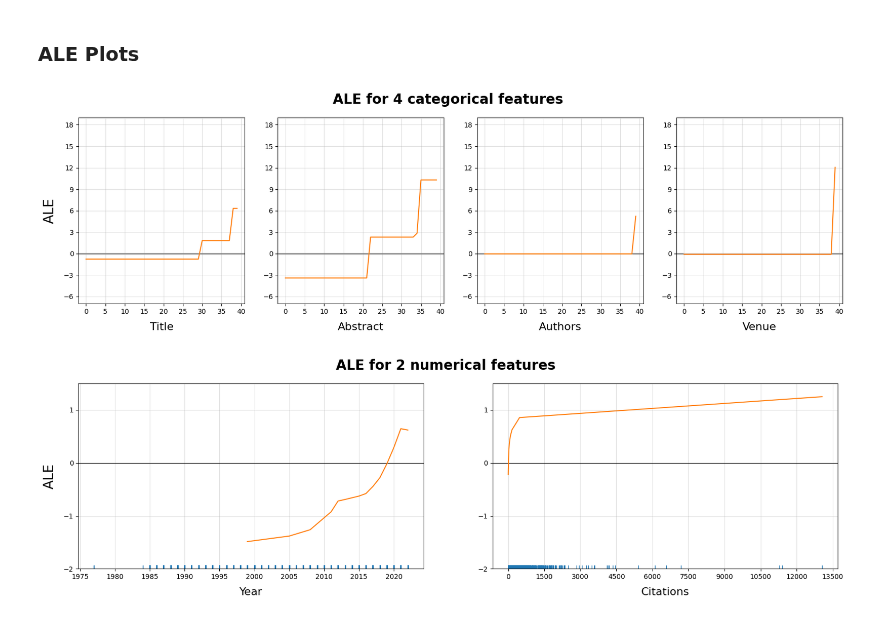
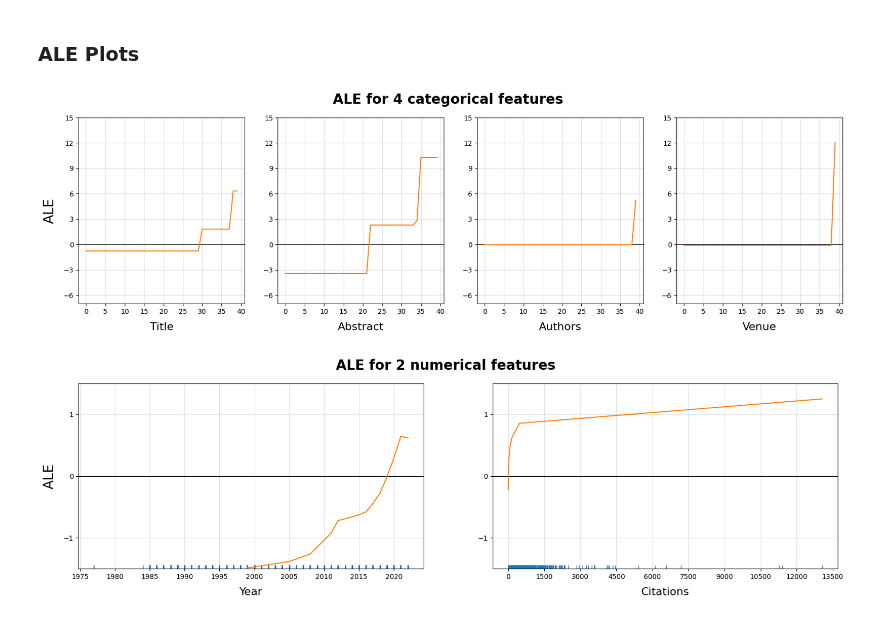
Before and after one commit to youyinnn/s2search, a Jupyter notebook: pipelining/exp-csai/exp-csai_csai_1w_ale_plotting.ipynb, the cells around one changed output. Saved outputs shown, nothing was run; the diff lists cells and outputs as text; code cells hidden in the pictures.

```diff
--- a/pipelining/exp-csai/exp-csai_csai_1w_ale_plotting.ipynb
+++ b/pipelining/exp-csai/exp-csai_csai_1w_ale_plotting.ipynb
@@ -165,36 +162,36 @@ def pdp_plot(confs, title):
         #     xAxis.set_ticklabels([])
 
         axes.set_xlabel(conf['xlabel'], fontsize=16, labelpad=10)
 
         if not (conf['ale_xy']['weird']):
             if (conf['ale_xy']['numerical']):
-                axes.set_ylim([-2, 1.5])
+                axes.set_ylim([-1.5, 1.5])
                 pass
             else:
-                axes.set_ylim([-7, 19])
+                axes.set_ylim([-7, 15])
                 pass
 
         if 'zoom' in conf:
             axins = axes.inset_axes(conf['zoom']['inset_axes'])
             axins.xaxis.set_major_locator(MaxNLocator(integer=True))
             axins.yaxis.set_major_locator(MaxNLocator(integer=True))
             axins.plot(conf['ale_xy']['x'], conf['ale_xy']['y'])
             axins.set_xlim(conf['zoom']['x_limit'])
             axins.set_ylim(conf['zoom']['y_limit'])
             axins.grid(alpha=0.3)
             rectpatch, connects = axes.indicate_inset_zoom(axins)
             connects[0].set_visible(False)
             connects[1].set_visible(False)
             connects[2].set_visible(True)
             connects[3].set_visible(True)
 
         subplot_idx += 1
 
 pdp_plot(categorical_plot_conf, f"ALE for {len(categorical_plot_conf)} categorical features")
-plt.savefig(os.path.join('.', 'plot', f'{sample_name}-1wale-categorical.png'), facecolor='white', transparent=False, bbox_inches='tight')
+# plt.savefig(os.path.join('.', 'plot', f'{sample_name}-1wale-categorical.png'), facecolor='white', transparent=False, bbox_inches='tight')
 
 pdp_plot(numerical_plot_conf, f"ALE for {len(numerical_plot_conf)} numerical features")
-plt.savefig(os.path.join('.', 'plot', f'{sample_name}-1wale-numerical.png'), facecolor='white', transparent=False, bbox_inches='tight')
+# plt.savefig(os.path.join('.', 'plot', f'{sample_name}-1wale-numerical.png'), facecolor='white', transparent=False, bbox_inches='tight')
 # %% [output]
-[figure, old version]
+[figure, new version]
-[figure, old version]
+[figure, new version]
```
Also changed, not shown: parts of 1 cell of this notebook, 20 other files.
